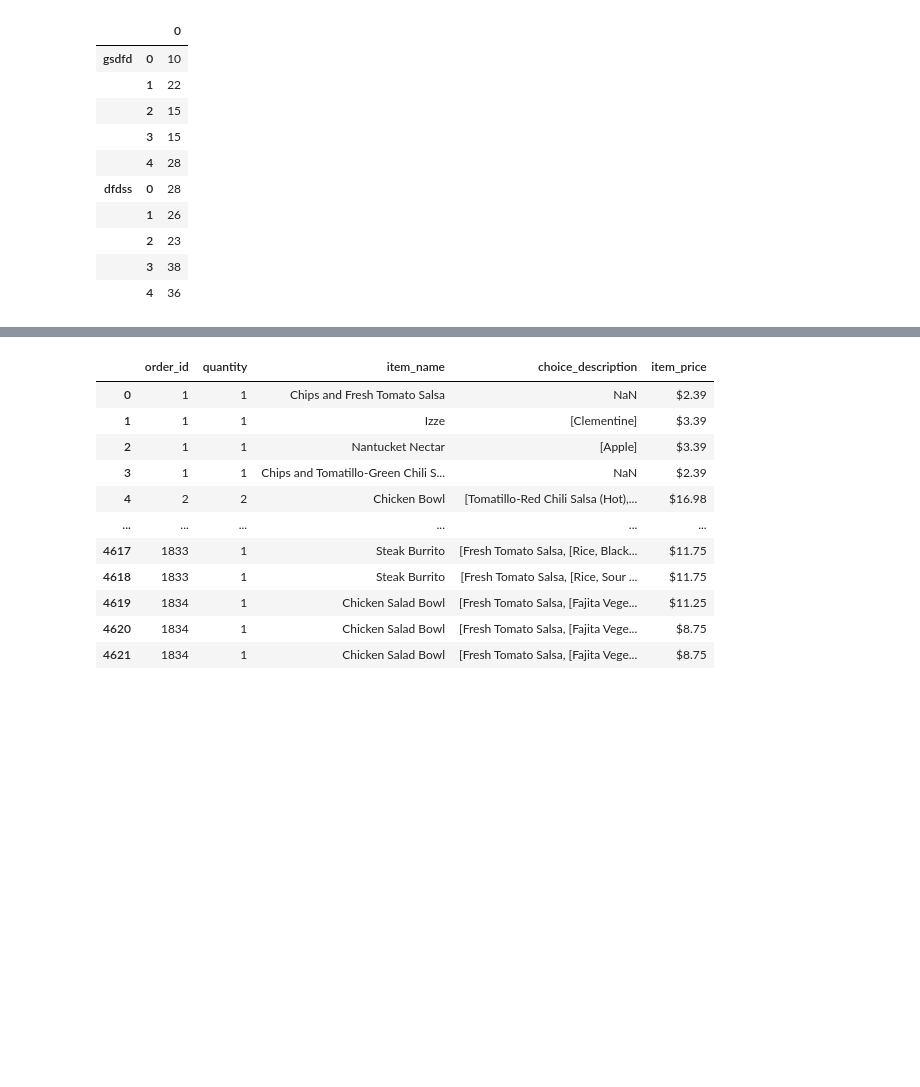
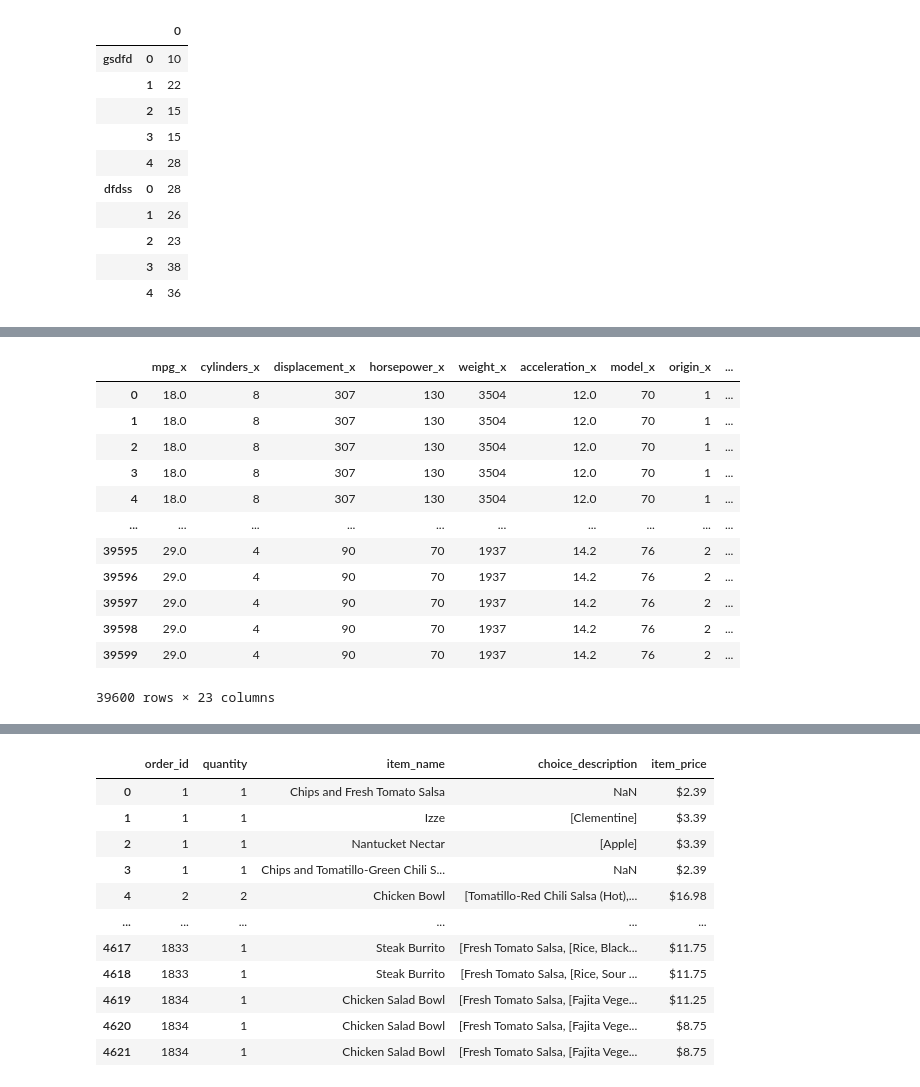
Before and after one commit to surajkr502/python_lib, a Jupyter notebook: python_lib/numpy and pandas/dataframe.ipynb, the cells around one changed output, grey strips where cells are left out. Saved outputs shown, nothing was run; the diff lists cells and outputs as text; code cells hidden in the pictures; blank space fills up the shorter version.

```diff
--- a/python_lib/numpy and pandas/dataframe.ipynb
+++ b/python_lib/numpy and pandas/dataframe.ipynb
@@ -589,0 +647,16 @@ pd.concat([df2,df3],keys=["gsdfd","dfdss"])  #multi indexing
+# %%
+pd.merge(car1,car2,how='cross')
+# %% [output]
+|  | mpg_x | cylinders_x | displacement_x | horsepower_x | weight_x | acceleration_x | model_x | origin_x | ... |
+| 0 | 18.0 | 8 | 307 | 130 | 3504 | 12.0 | 70 | 1 | ... |
+| 1 | 18.0 | 8 | 307 | 130 | 3504 | 12.0 | 70 | 1 | ... |
+| 2 | 18.0 | 8 | 307 | 130 | 3504 | 12.0 | 70 | 1 | ... |
+| 3 | 18.0 | 8 | 307 | 130 | 3504 | 12.0 | 70 | 1 | ... |
+| 4 | 18.0 | 8 | 307 | 130 | 3504 | 12.0 | 70 | 1 | ... |
+| ... | ... | ... | ... | ... | ... | ... | ... | ... | ... |
+| 39595 | 29.0 | 4 | 90 | 70 | 1937 | 14.2 | 76 | 2 | ... |
+| 39596 | 29.0 | 4 | 90 | 70 | 1937 | 14.2 | 76 | 2 | ... |
+| 39597 | 29.0 | 4 | 90 | 70 | 1937 | 14.2 | 76 | 2 | ... |
+| 39598 | 29.0 | 4 | 90 | 70 | 1937 | 14.2 | 76 | 2 | ... |
+| 39599 | 29.0 | 4 | 90 | 70 | 1937 | 14.2 | 76 | 2 | ... |
+39600 rows × 23 columns
```
Also changed, not shown: parts of 16 cells of this notebook, 1 other file.
